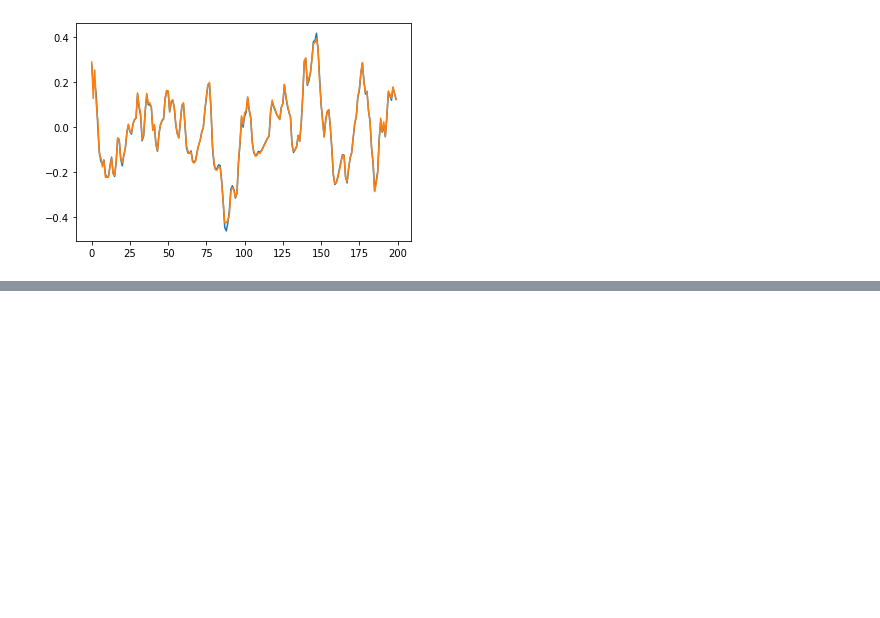
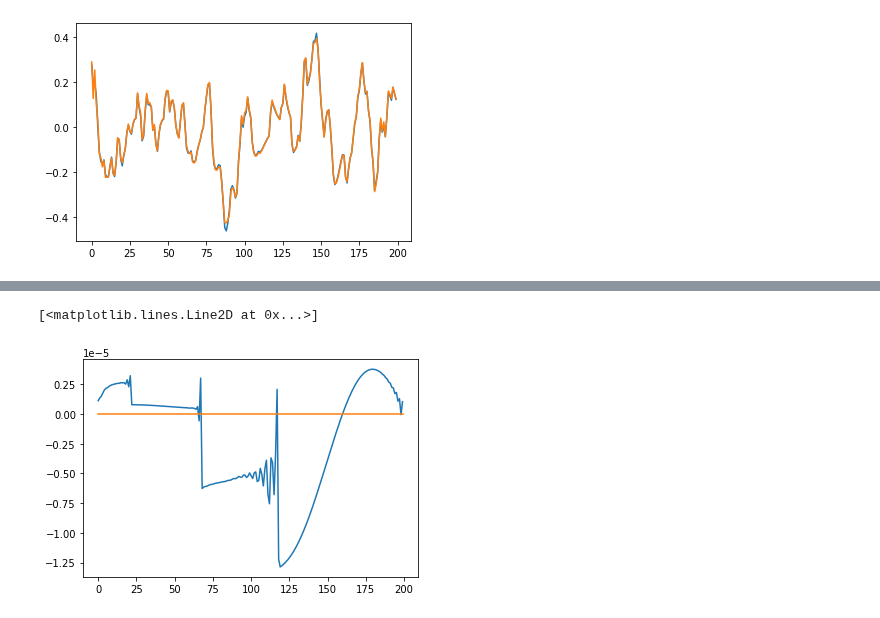
Before and after one commit to mmattb/coproc-poc, a Jupyter notebook: experiments.ipynb, the cells around one changed output, grey strips where cells are left out. Cells and saved outputs as stored; diff of their text form; code cells hidden in the pictures; blank space fills up the shorter version.

```diff
--- a/experiments.ipynb
+++ b/experiments.ipynb
@@ -243,27 +308,6 @@ plt.show()
-# %%
-# Direct observation (no EN). Looks like trash. But if I 'observe' the target,
-# the CPN acts generally correct. I clearly have the problem structured
-# wrong.
-cpn.reset()
-stims = torch.zeros(200,1)
-thing = Thing(init=target[-2,0,0].item())
-outs = torch.zeros(200,steps)
-s = stim.StimulusGaussianExp(1, 1, batch_size=1, pad_right_neurons=1)
-
-for tidx in range(steps):
-    obs = torch.tensor(thing.observe()).reshape(1,1)
-    outs[tidx,:] = obs
-
-    #cur = target[-2, tidx, :].reshape(1,2)
-    cur = torch.cat((obs, target[-2, tidx, 1].reshape(1,1)), axis=1)
-    stims[tidx,:] = cpn(cur)
-    #stims[tidx,:] = cpn(obs)
-
-    s.add(stims[tidx,:])
-    thing.step(s.get_next()[0,:1].item())
-
-print(cpn.x)
-
-#plt.plot(stims.detach().numpy())
-plt.plot(outs.detach().numpy())
-plt.plot(target[-2,:,0].detach().numpy())
+# %%
+plt.plot([s.grad[0].item() for s in stims])
+plt.plot([0.0 for s in stims])
+# %% [output]
+[<matplotlib.lines.Line2D at 0x...>]
+[figure, added]
```
Also changed, not shown: parts of 11 cells of this notebook.
